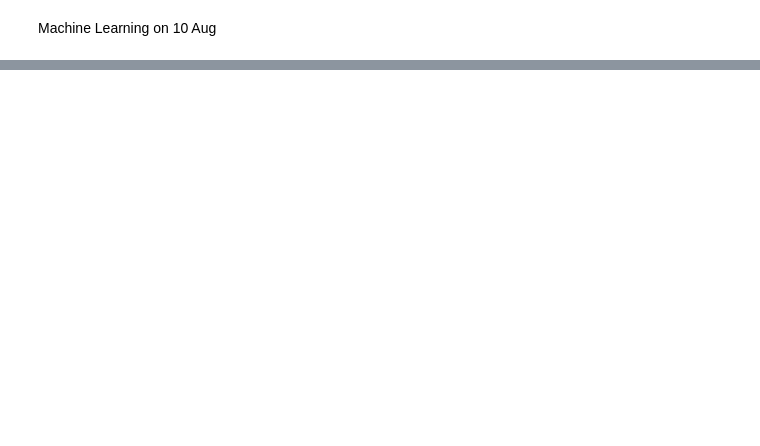
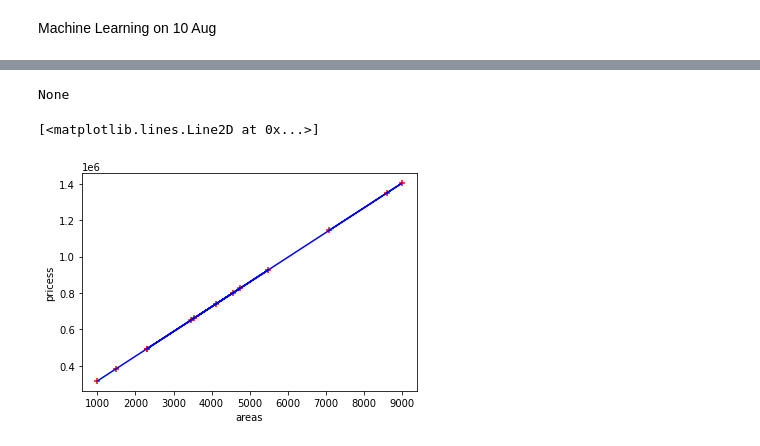
Before and after one commit to Homedepot5/DataScience, a Jupyter notebook: MLTEST1.ipynb, the cells around one changed output, grey strips where cells are left out. Saved outputs shown, nothing was run; the diff lists cells and outputs as text; code cells hidden in the pictures; blank space fills up the shorter version.

```diff
--- a/MLTEST1.ipynb
+++ b/MLTEST1.ipynb
@@ -28,0 +83,3 @@ df2
+# %%
+reg = linear_model.LinearRegression()
+reg.fit(df[['area']],df[['price']])
@@ -28,0 +104,5 @@ df2
+# %%
+from google.colab import files
+uploaded = files.upload()
+area_data_frame = pd.read_csv(io.BytesIO(uploaded['area.csv']))
+area_data_frame
@@ -28,0 +126,5 @@ df2
+# %%
+prices=reg.predict(area_data_frame[['area']])
+# %%
+area_data_frame['Home_prices']=prices
+area_data_frame
@@ -28,0 +146,14 @@ df2
+# %%
+adf=area_data_frame.to_csv("HHprice.csv",index=False)
+print(adf)
+# %% [output]
+None
+# %%
+%matplotlib inline
+plt.xlabel('areas')
+plt.ylabel('pricess')
+plt.scatter(area_data_frame.area,area_data_frame.Home_prices,color='red',marker='+')
+plt.plot(area_data_frame.area,area_data_frame.Home_prices,color='blue')
+# %% [output]
+[<matplotlib.lines.Line2D at 0x...>]
+[figure, added]
```
Also changed, not shown: parts of 16 cells of this notebook.
